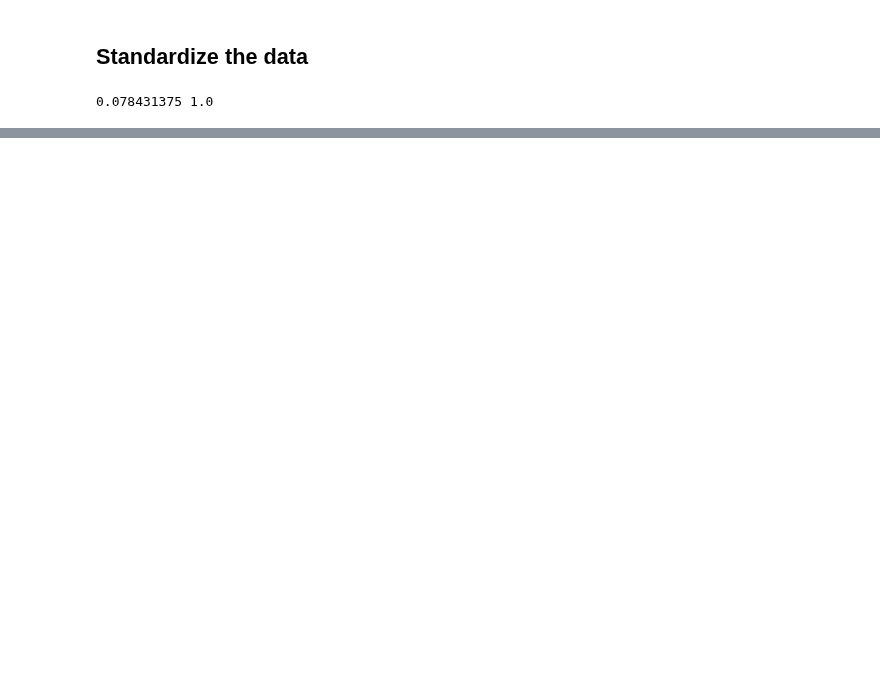
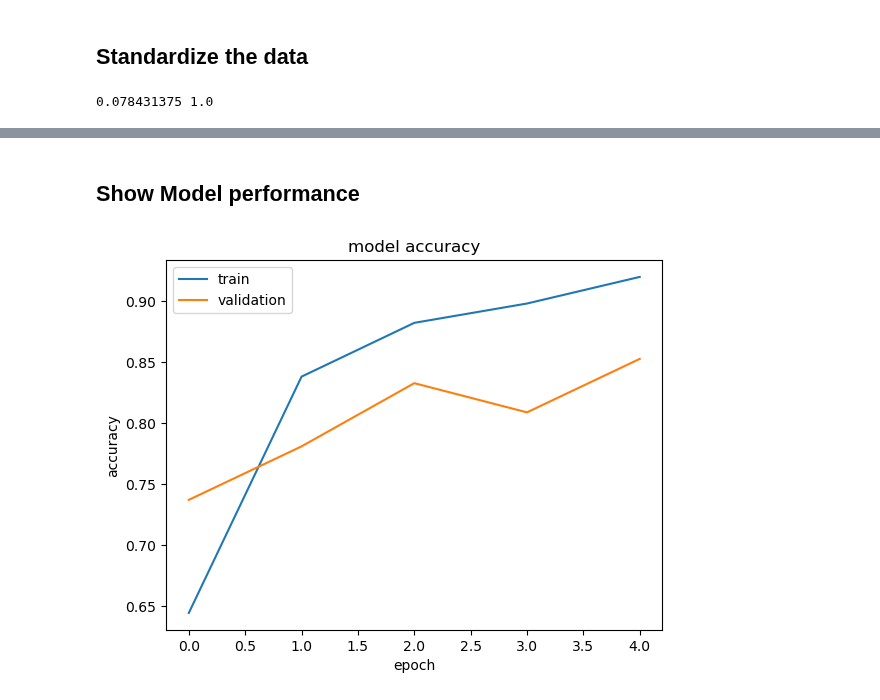
Before and after one commit to MaxiG-ai/trashAI, a Jupyter notebook: Transfer_Learning.ipynb, the cells around one changed output, grey strips where cells are left out. Saved outputs shown, nothing was run; the diff lists cells and outputs as text; code cells hidden in the pictures; blank space fills up the shorter version.

```diff
--- a/Transfer_Learning.ipynb
+++ b/Transfer_Learning.ipynb
@@ -333,0 +168,2 @@ Epoch 5/5
+# %%
+history = history.history
@@ -334,7 +197,8 @@ Epoch 5/5
 # %%
-# save as tlite model
+# [Optional]
+# save as tflite model, for later tflite deployment
 # Convert the model.
-convert_model = True
+convert_model = False
 
 if convert_model:
       with open("./models/trash_classes.txt", "w") as f:
@@ -353,0 +235,29 @@ INFO:tensorflow:Assets written to: C:\Users\Felix\AppData\Local\Temp\tmpqgmb6xjy
+# %%
+# [Optional]
+#import previos training history
+load = False
+hist_dir = f'./models/transfer_model_{date}_history.npy'
+
+if load:
+    history=np.load(hist_dir,allow_pickle='TRUE').item()
+# %% [markdown]
+## Show Model performance
+# %%
+# plot accuracy
+
+save_accuracy_img = False
+
+def plot_history_acc(history):
+    # summarize history for accuracy
+    plt.plot(history['accuracy'])
+    plt.plot(history['val_accuracy'])
+    plt.title('model accuracy')
+    plt.ylabel('accuracy')
+    plt.xlabel('epoch')
+    plt.legend(['train', 'validation'], loc='upper left')
+    if save_accuracy_img:
+        plt.savefig('transfer_history_acc.png')
+
+plot_history_acc(history)
+# %% [output]
+[figure, added]
```
Also changed, not shown: parts of 39 cells of this notebook, 9 other files.
